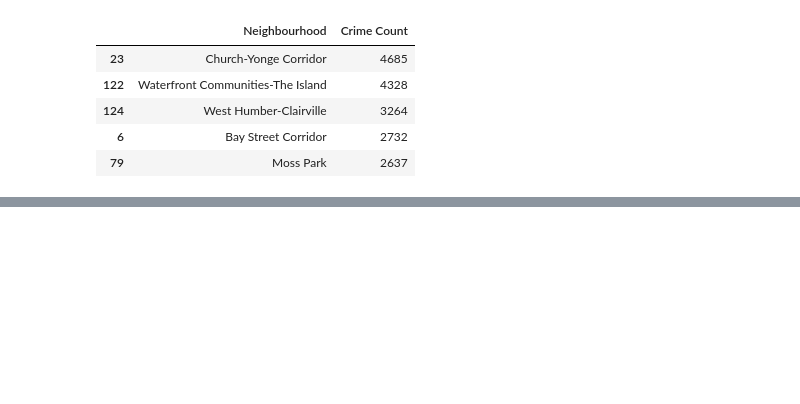
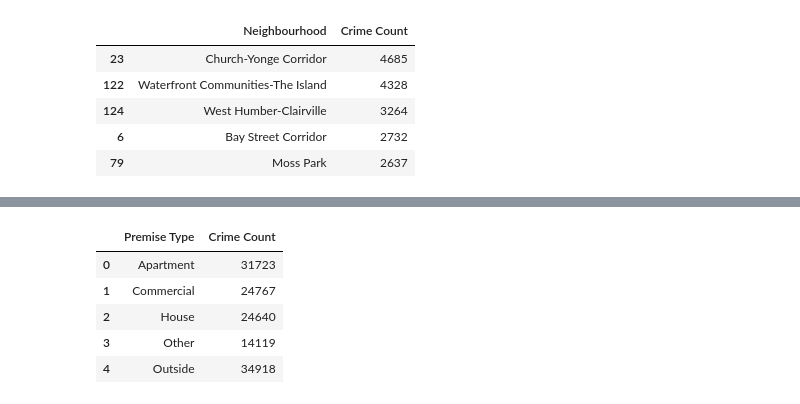
Before and after one commit to daliadahleh/toronto-crime-analysis, a Jupyter notebook: Untitled.ipynb, the cells around one changed output, grey strips where cells are left out. Cells and saved outputs as stored; diff of their text form; code cells hidden in the pictures; blank space fills up the shorter version.

```diff
--- a/Untitled.ipynb
+++ b/Untitled.ipynb
@@ -92,0 +91,14 @@ crime_time.head()
+# %%
+premise_type = crimes_pd.groupby('premisetype').size()
+premise_type = premise_type.reset_index()
+premise_type = premise_type.rename(columns= {0: 'Crime Count',
+                                                         'premisetype' : 'Premise Type'
+                                                        })
+premise_type
+# %% [output]
+|  | Premise Type | Crime Count |
+| 0 | Apartment | 31723 |
+| 1 | Commercial | 24767 |
+| 2 | House | 24640 |
+| 3 | Other | 14119 |
+| 4 | Outside | 34918 |
```
Also changed, not shown: parts of 6 cells of this notebook, 2 other files.
